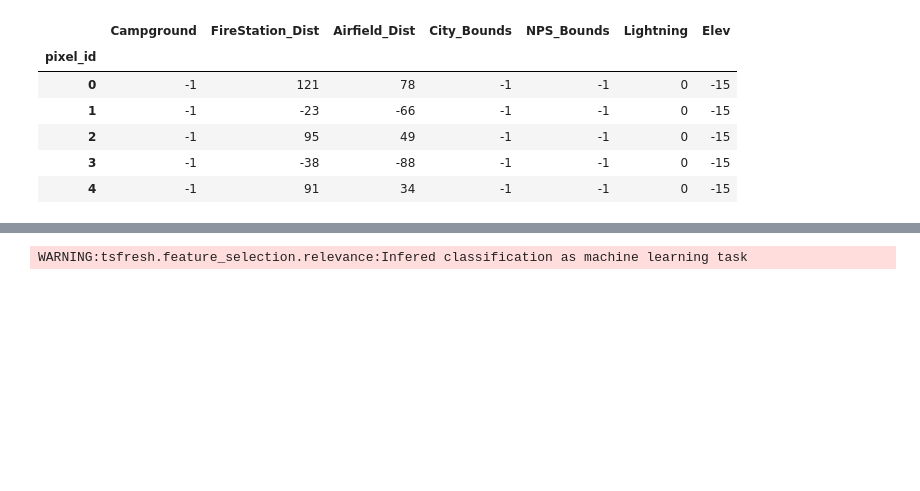
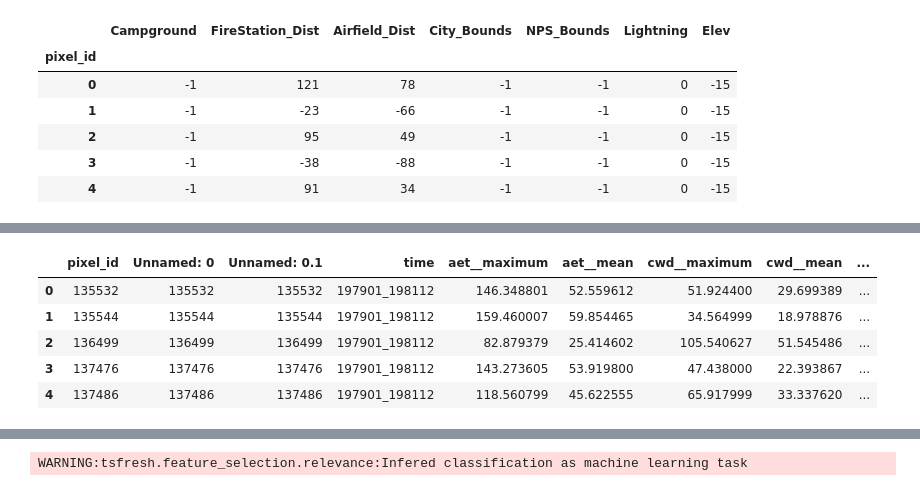
Before and after one commit to isaacWpark/wildfire_FRAP, a Jupyter notebook: Workflow/Window_Workflow_MultiYear_FullData_Modular_Dev.ipynb, the cells around one changed output, grey strips where cells are left out. Cells and saved outputs as stored; diff of their text form; code cells hidden in the pictures; blank space fills up the shorter version.

Commit message:
workflow working up to 2dim traintesting analysis

```diff
--- a/Workflow/Window_Workflow_MultiYear_FullData_Modular_Dev.ipynb
+++ b/Workflow/Window_Workflow_MultiYear_FullData_Modular_Dev.ipynb
@@ -224,0 +150,39 @@ def TestTrain_GroupMaker(combined_Data, target_Data, varToGroupBy, groupVar, tes
+# %%
+'''masks annual datasets (combined and fire), and saves the resulting masked data files as CSV files
+    Also returns multiYear files (combined and fire) for subsequent processing - adds in 'year' as a data column
+'''
+    #param startYear: year on which to begin
+    #param endYear: year on which to end
+    #param DataLists: csv of files to pull, with the year is the index,
+    #       "combined_Data_Filepaths" as the column of combined data filepaths, and
+    #       "target_Data_filePaths" as the column of the target data(i.e. fire) filepaths.
+    #param maskFile: filepath to data file used for masking
+    #outPath: filepath for folder in which the output will be placed
+
+
+combined_Data, target_Data = tr.multiYear_Mask(1981, 1982,
+                                               'C:/Users/Python3/Documents/wildfire_FRAP_working/wildfire_FRAP/Data/Extracted_Features/Pre_Masked/',
+                                               r"../Data\Examples\diskTest.tif",
+                                               "C:/Users/Python3/Documents/wildfire_FRAP_working/wildfire_FRAP/Data/Extracted_Features/Masked/")
+# %%
+'''Assigns each pixel and year to a randomly assigned group in order to allocate them for testing and training-
+'''
+
+
+#param combined_Data:  multivariate data for explaining target data - may be filename or csv
+#param combined_Data: target data - may be filename or csv
+#param varsToGroupBy: variable(s) on which to build groups for testing/training
+#param groupVars: variable(s) to name those groups
+#param tesGroups: number of randomly assigned groups to provide for each variable
+
+
+
+combined_Data2, target_Data2 = random.TestTrain_GroupMaker(combined_Data, target_Data, ["pixel_id", "year"], ["pixel_group", "year_group"], testGroups = [10, 6])
+combined_Data2.head()
+# %% [output]
+|  | pixel_id | Unnamed: 0 | Unnamed: 0.1 | time | aet__maximum | aet__mean | cwd__maximum | cwd__mean | ... |
+| 0 | 135532 | 135532 | 135532 | 197901_198112 | 146.348801 | 52.559612 | 51.924400 | 29.699389 | ... |
+| 1 | 135544 | 135544 | 135544 | 197901_198112 | 159.460007 | 59.854465 | 34.564999 | 18.978876 | ... |
+| 2 | 136499 | 136499 | 136499 | 197901_198112 | 82.879379 | 25.414602 | 105.540627 | 51.545486 | ... |
+| 3 | 137476 | 137476 | 137476 | 197901_198112 | 143.273605 | 53.919800 | 47.438000 | 22.393867 | ... |
+| 4 | 137486 | 137486 | 137486 | 197901_198112 | 118.560799 | 45.622555 | 65.917999 | 33.337620 | ... |
```
Also changed, not shown: parts of 22 cells of this notebook.
